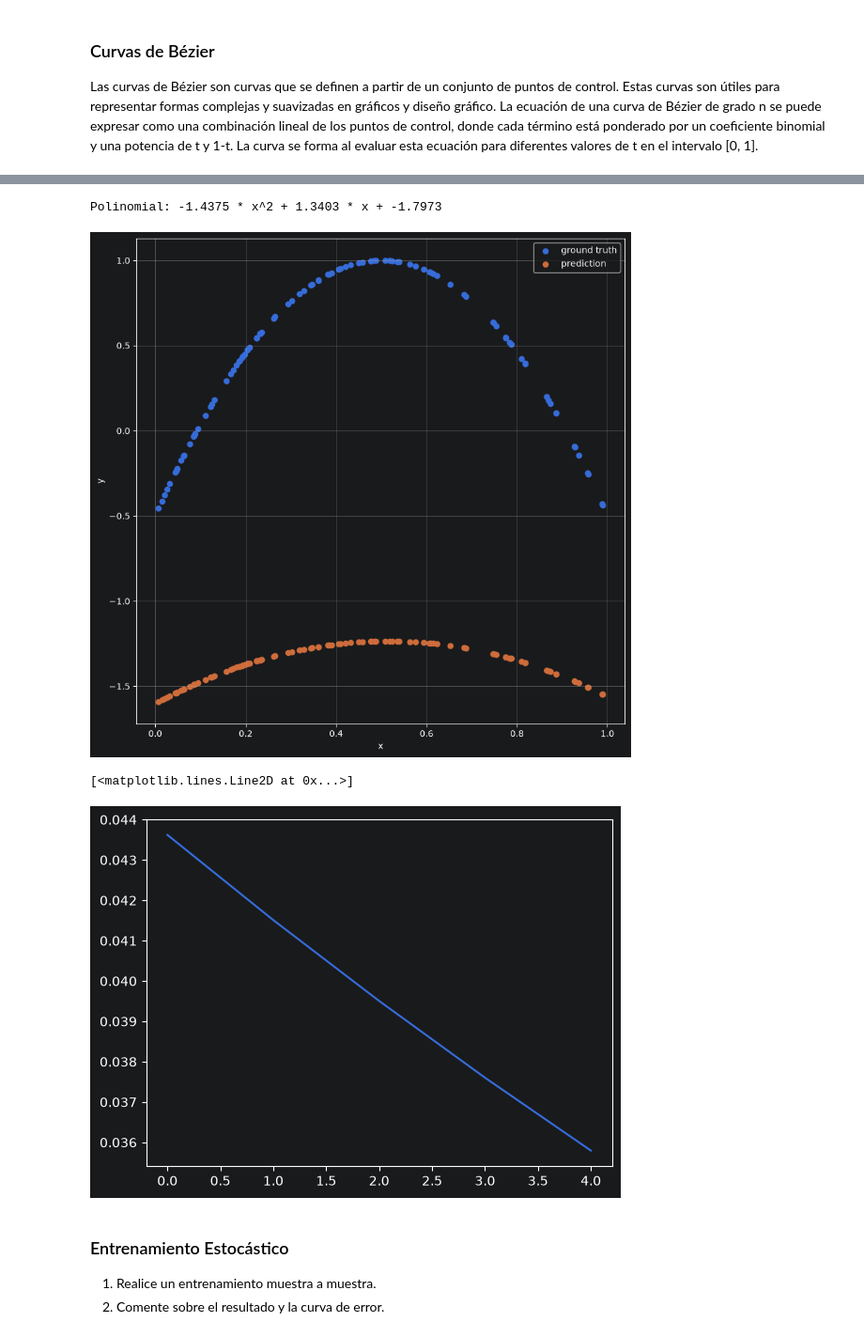
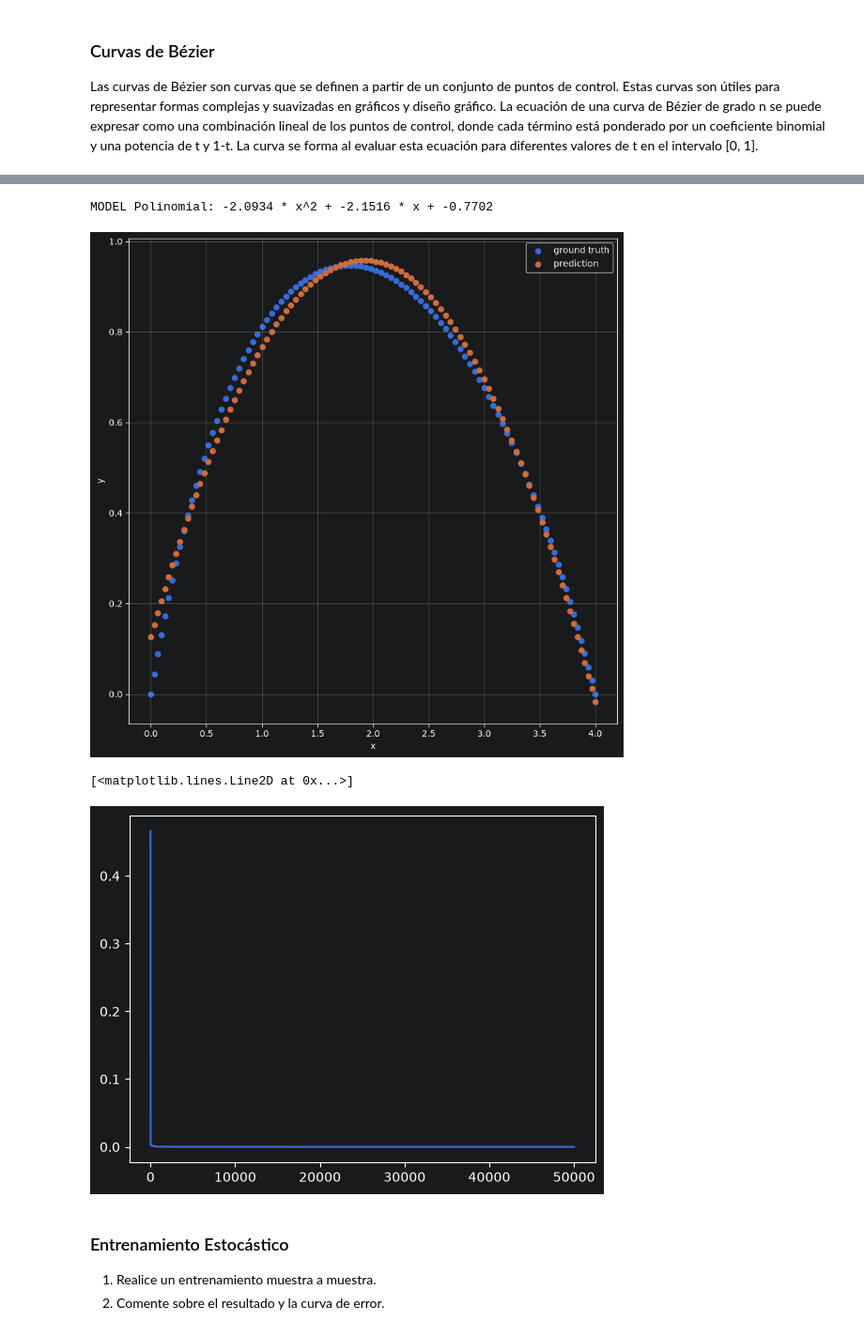
Before and after one commit to luisCossio/CC6204-Deep-Learning, a Jupyter notebook: notebooks/Auxiliar_1_Componentes y descenso del gradiente.ipynb, the cells around one changed output, grey strips where cells are left out. Shown at 94% size. Cells and saved outputs as stored; diff of their text form; code cells hidden in the pictures.

```diff
--- a/notebooks/Auxiliar_1_Componentes y descenso del gradiente.ipynb
+++ b/notebooks/Auxiliar_1_Componentes y descenso del gradiente.ipynb
@@ -218,0 +224,27 @@ Polinomial: -0.3276 * x^2 + -1.3901 * x + 0.2981
+# %%
+for i, (x_point,y_point) in enumerate(curve):
+
+    pred_y = model.forward(x_point)
+    error = loss.forward(y_point,pred_y)
+    derivative = loss.backward()
+
+    errors[i] = error
+    # predictions[i] = pred_y
+    if errors[i] > 500:
+        print("Inconsistency at {:d}".format(i))
+        errors[(i):] = errors[i-1]
+        predictions[i:] = model.forward(curve[i:,0])
+        break
+    model.backward(derivative)
+
+print("MODEL {}".format(model))
+predictions = model.forward(curve[:,0])
+plt.figure(figsize=(6,6))
+plt.scatter(curve[:,0], curve[:,1],label='ground truth')
+plt.scatter(curve[:,0], predictions,label='prediction')
+plt.ylabel('y')
+plt.xlabel('x')
+plt.legend()
+plt.grid()
+plt.show()
+plt.plot(errors)
@@ -241,9 +278,10 @@ def bezier_curve(control_points, num_points=100):
     return curve
 
 # Example control points
-control_points = np.array([[0, 0], [1, 2], [3, 1], [4, 0]])
+control_points = np.array([[0, 0], [1, 1.5], [3, 1], [4, 0]])
 curve = bezier_curve(control_points)
 # print(curve)
 plt.plot(curve[:, 0], curve[:, 1])  # Plot the curve
 plt.scatter(control_points[:, 0], control_points[:, 1])  # Plot control points
+plt.grid()
 plt.show()
@@ -250,43 +290,42 @@ plt.show()
 # %%
 errors = np.zeros([n_samples]) + 10
-
 model = PolinomialDegree2()
-loss = MSE(0.01)
+loss = MSE(0.001)
 # epsilon = 0.0001
-print("{}".format(model))
-iterations = 5
+print("MODEL {}".format(model))
+iterations = 50000
 errors = np.zeros([iterations])
 
 for i in range(iterations):
     preds_y = model.forward(curve[:,0])
     error = loss.forward(curve[:,1],preds_y)
     derivative = loss.backward()
 
     errors[i] = np.mean(error)
-    # break
 
     model.backward(derivative)
     # if errors[i] < epsilon:
     #     break
-    if errors[i] > 500:
+    if errors[i] > 5000:
+        print("Error found at {:d}".format(i))
         break
-
+    # print("model {}".format(model))
 
 predictions = model.forward(curve[:,0])
 plt.figure(figsize=(10,10))
 plt.scatter(curve[:,0], curve[:,1],label='ground truth')
 plt.scatter(curve[:,0], predictions,label='prediction')
 plt.ylabel('y')
 plt.xlabel('x')
 plt.legend()
 plt.grid()
 plt.show()
 plt.plot(errors)
 # %% [output]
-Polinomial: -1.4375 * x^2 + 1.3403 * x + -1.7973
+MODEL Polinomial: -2.0934 * x^2 + -2.1516 * x + -0.7702
-[figure, old version]
+[figure, new version]
 [<matplotlib.lines.Line2D at 0x...>]
-[figure, old version]
+[figure, new version]
 # %% [markdown]
 ### Entrenamiento Estocástico
 1. Realice un entrenamiento muestra a muestra.
```
Also changed, not shown: parts of 9 cells of this notebook, 5 other files.
